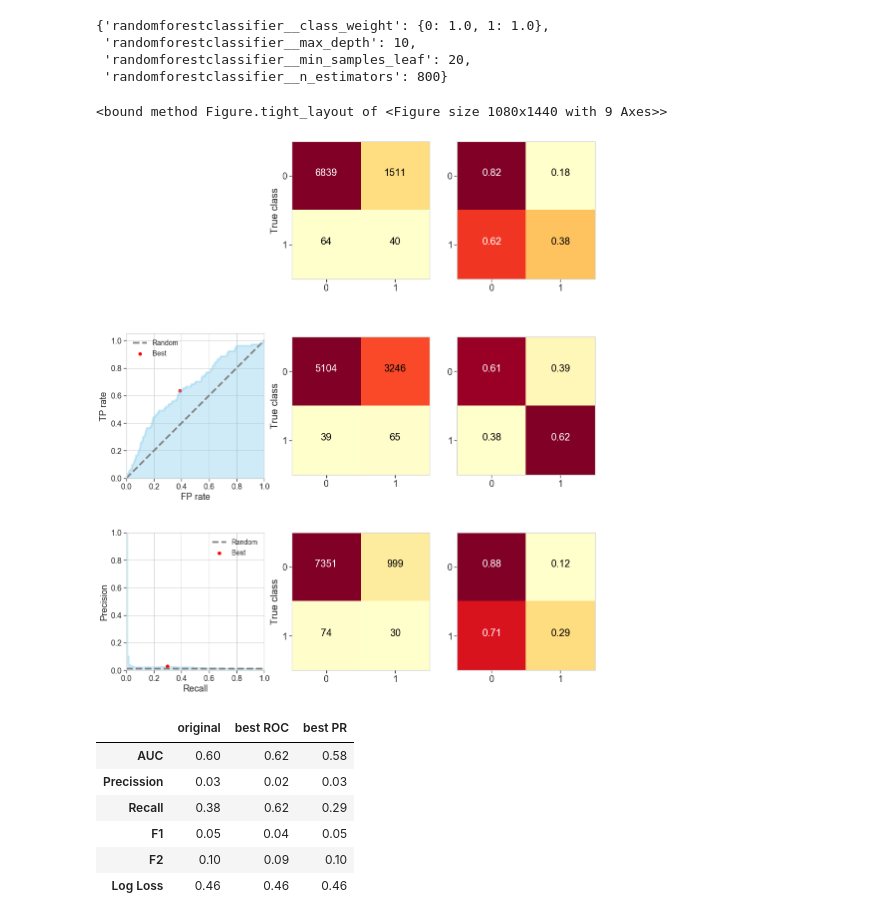
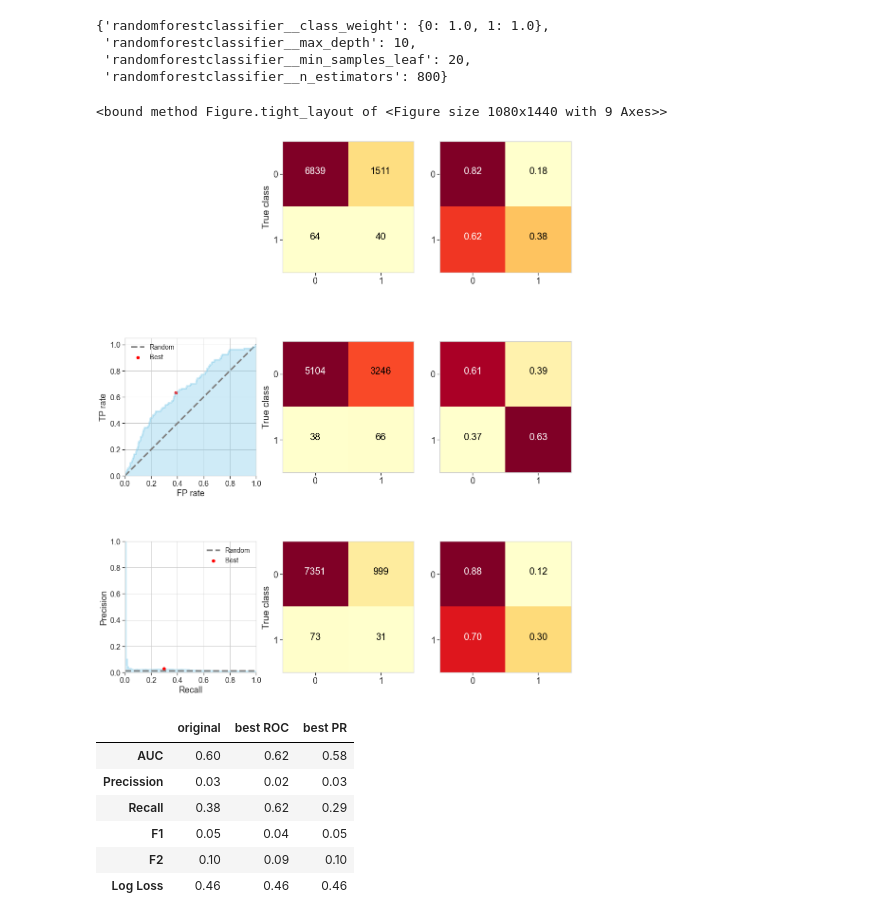
Before and after one commit to pkieliba/machine-learning, a Jupyter notebook: target-customers/2.S-learner.ipynb, the cells around one changed output. Drawn from its saved outputs; the diff is of its cells as text; code cells hidden in the pictures.

```diff
--- a/target-customers/2.S-learner.ipynb
+++ b/target-customers/2.S-learner.ipynb
@@ -412,7 +416,7 @@ joblib.dump(xgbStudy, 'xgb-slearn')  # save model
 [I 2020-11-13 22:40:56,185] Trial 99 finished with value: -0.2005367957774637 and parameters: {'xgbclassifier__gamma': 0.0376537870600116, 'xgbclassifier__alpha': 0.022300065717668127, 'xgbclassifier_ ...
 ['xgb-slearn']
 # %%
-xgbStudy = joblib.load('xgb-slearn')
+xgbStudy = joblib.load('./models/xgb-slearn')
 xgbStudy.best_params
 # %% [output]
 {'xgbclassifier__alpha': 0.04468461905683974,
@@ -607,7 +619,7 @@ Fitting 5 folds for each of 108 candidates, totalling 540 fits
 [Parallel(n_jobs=1)]: Done   5 out of   5 | elapsed:  1.1min remaining:    0.0s
 ... (11 outputs left out)
 # %%
-rfStudy = joblib.load('rf-slearn')
+rfStudy = joblib.load('./models/rf-slearn')
 rfStudy.best_params_
 # %% [output]
 {'randomforestclassifier__class_weight': {0: 1.0, 1: 1.0},
@@ -623,25 +636,25 @@ cm = confusion_matrix(Ytest, Ypred)
 # %%
 fig, axes = plt.subplots(3,3, figsize=(15,20), gridspec_kw={'hspace': 0.3})
 axes[0,0].set_visible(False)
 plotMethods.plotCM(cm, normalize=False, ax=axes[0,1], xlabel=False)
 plotMethods.plotCM(cm, normalize=True, ax=axes[0,2], xlabel=False, ylabel=False)
 
 _, bestROC = plotMethods.plotROC(Ytest, Yprobs, ax=axes[1,0])
-plotMethods.plotCM(confusion_matrix(Ytest, (Yprobs>bestROC).astype(int)),
+plotMethods.plotCM(confusion_matrix(Ytest, (Yprobs>=bestROC).astype(int)),
                      normalize=False, ax=axes[1,1], xlabel=False)
-plotMethods.plotCM(confusion_matrix(Ytest, (Yprobs>bestROC).astype(int)),
+plotMethods.plotCM(confusion_matrix(Ytest, (Yprobs>=bestROC).astype(int)),
                      normalize=True, ax=axes[1,2], xlabel=False, ylabel=False)
 
 _, bestPR = plotMethods.plotPR(Ytest, Yprobs, ax=axes[2,0])
-plotMethods.plotCM(confusion_matrix(Ytest, (Yprobs>bestPR).astype(int)),
+plotMethods.plotCM(confusion_matrix(Ytest, (Yprobs>=bestPR).astype(int)),
                      normalize=False, ax=axes[2,1], xlabel=False)
-plotMethods.plotCM(confusion_matrix(Ytest, (Yprobs>bestPR).astype(int)),
+plotMethods.plotCM(confusion_matrix(Ytest, (Yprobs>=bestPR).astype(int)),
                      normalize=True, ax=axes[2,2], xlabel=False, ylabel=False)
 
 fig.tight_layout
 # %% [output]
 <bound method Figure.tight_layout of <Figure size 1080x1440 with 9 Axes>>
-[figure, old version]
+[figure, new version]
 # %%
 plotMethods.metricsUplift(Ytest, Yprobs, thresholds=[0.5, bestROC, bestPR],
                            columns=['original', 'best ROC', 'best PR',])
```
Also changed, not shown: parts of 28 cells of this notebook, 20 other files.
